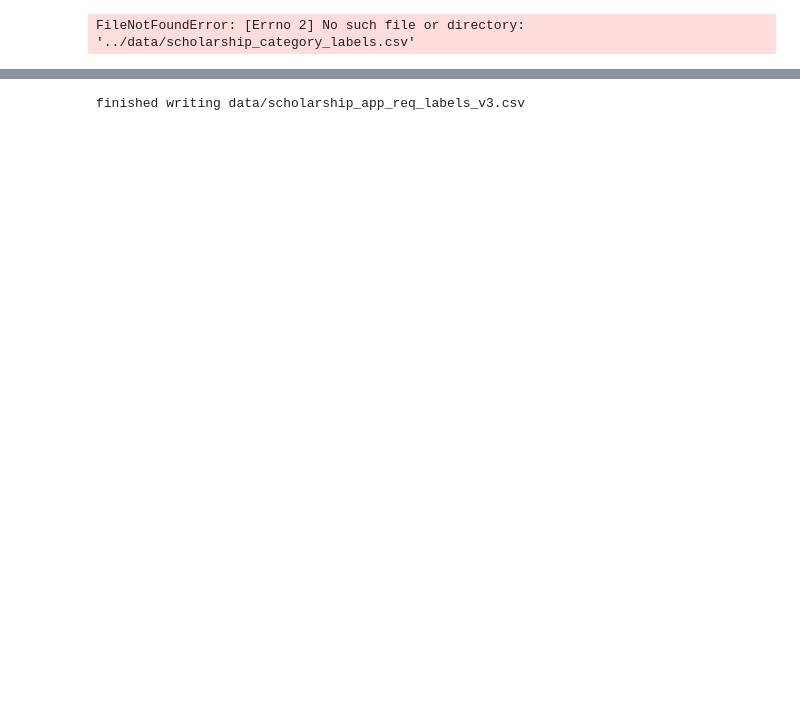
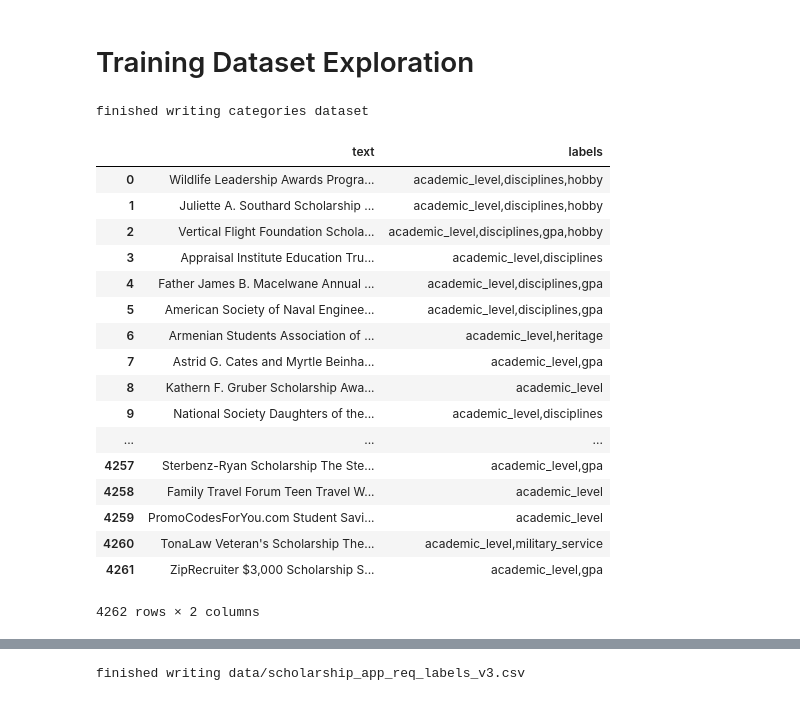
Before and after one commit to leigh-johnson/grant-automl, a Jupyter notebook: gcloud_automl_demo.ipynb, the cells around one changed output, grey strips where cells are left out. Cells and saved outputs as stored; diff of their text form; code cells hidden in the pictures; blank space fills up the shorter version.

```diff
--- a/AutoML talk @ Google.ipynb
+++ b/gcloud_automl_demo.ipynb
@@ -12,42 +7,75 @@ engine = create_engine(
+# %% [markdown]
+# Training Dataset Exploration
 # %%
-# Concatenate broad categories into labels, e.g. "disability" "area of study" "heritage"
-OUT_FILE = '../data/scholarship_category_labels.csv'
+# Experiment 1: use high-level categories as labels
 
-# writes out a dataset of program name/description text and tag category
+# Creates a csv dataset of "text",label,label, ...
+# Where the labels are broad categories, like "military_service"
+# As opposed to specific labels like "air force" or "national guard"
 
+import pandas as pd
+from sqlalchemy import create_engine
+
+OUT_FILE = 'data/scholarship_app_req_labels_v1.csv'
+
+# initialize a connection to Postgres SQL database
+engine = create_engine(
+   'postgresql://debug:debug@localhost/grant_api'
+)
+
+# load data into pandas dataframe
 df = pd.read_sql("""
     SELECT CONCAT(program_name, ' ',program_description) as text, string_agg(distinct(category), ',') as labels
     FROM scholarships_tag
     join scholarships_scholarship_tags on scholarships_tag.id = scholarships_scholarship_tags.tag_id
     join scholarships_scholarship on scholarships_scholarship.id = scholarships_scholarship_tags.scholarship_id
     where scholarships_tag.category in (
     'religion',
     'academic_level',
     'hobby',
     'disciplines',
     'gender',
     'disability',
     'employment_sectors',
     'gpa',
     'heritage',
     'military_service'
     ) or scholarships_tag.category is null
 
     group by scholarships_scholarship.id
 
 """, con=engine)
 
 
 with open(OUT_FILE, 'a') as out_file:
 
     for idx, row in df.iterrows():
-        # replace all instances of \" in text string
+        # escape double-quotes in text string
         # wrap text string in \"
         out_file.write("\"" + row['text'].replace('"', '') +"\"" + ',')
         if row['labels']:
             out_file.write(row['labels'])
         out_file.write('\n')
-print('finished categories')
+print('finished writing categories dataset')
+df
 # %% [output]
-FileNotFoundError: [Errno 2] No such file or directory: '../data/scholarship_category_labels.csv'
+finished writing categories dataset
+|  | text | labels |
+| 0 | Wildlife Leadership Awards Progra... | academic_level,disciplines,hobby |
+| 1 | Juliette A. Southard Scholarship ... | academic_level,disciplines,hobby |
+| 2 | Vertical Flight Foundation Schola... | academic_level,disciplines,gpa,hobby |
+| 3 | Appraisal Institute Education Tru... | academic_level,disciplines |
+| 4 | Father James B. Macelwane Annual ... | academic_level,disciplines,gpa |
+| 5 | American Society of Naval Enginee... | academic_level,disciplines,gpa |
+| 6 | Armenian Students Association of ... | academic_level,heritage |
+| 7 | Astrid G. Cates and Myrtle Beinha... | academic_level,gpa |
+| 8 | Kathern F. Gruber Scholarship Awa... | academic_level |
+| 9 | National Society Daughters of the... | academic_level,disciplines |
+| ... | ... | ... |
+| 4257 | Sterbenz-Ryan Scholarship The Ste... | academic_level,gpa |
+| 4258 | Family Travel Forum Teen Travel W... | academic_level |
+| 4259 | PromoCodesForYou.com Student Savi... | academic_level |
+| 4260 | TonaLaw Veteran's Scholarship The... | academic_level,military_service |
+| 4261 | ZipRecruiter $3,000 Scholarship S... | academic_level,gpa |
+4262 rows × 2 columns
 # %%
```
Also changed, not shown: parts of 10 cells of this notebook.
